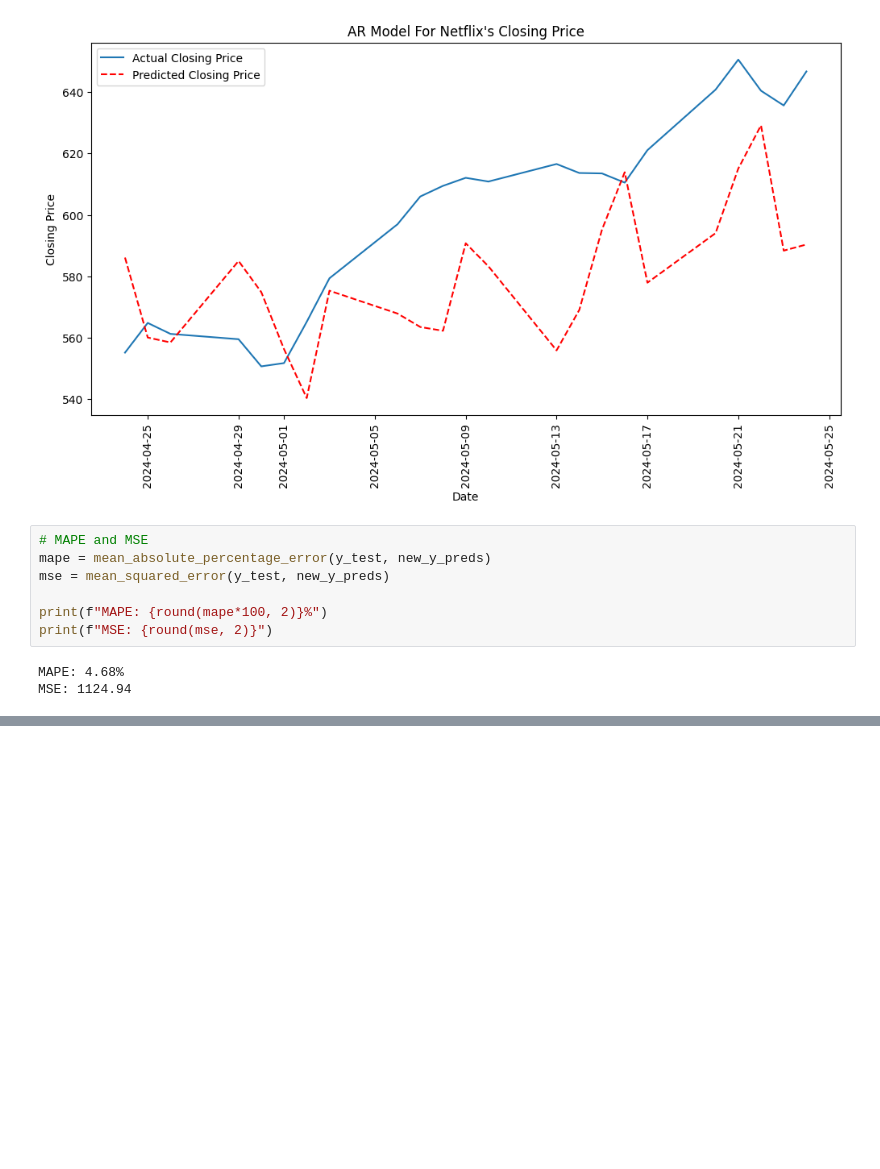
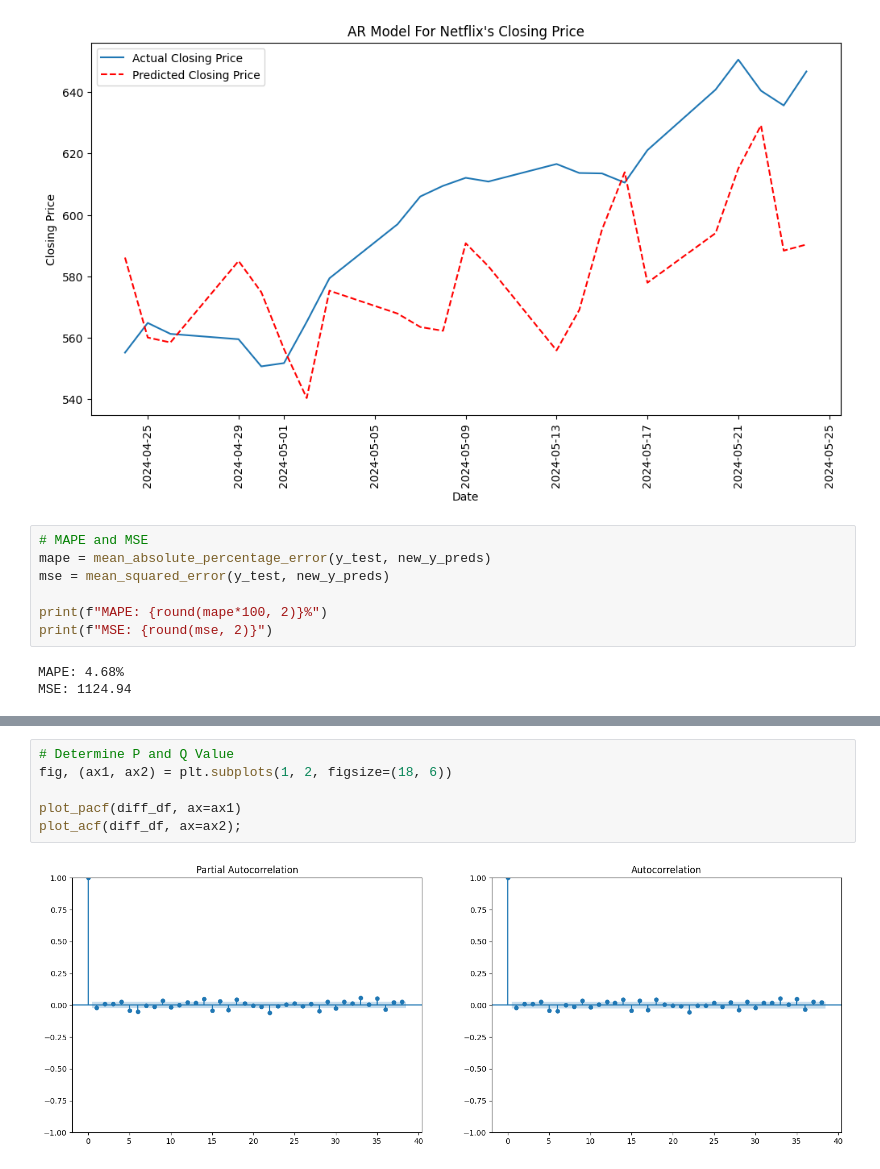
Before and after one commit to kazirshahria/regression_and_time_series, a Jupyter notebook: time_series.ipynb, the cells around one changed output, grey strips where cells are left out. Cells and saved outputs as stored; diff of their text form; blank space fills up the shorter version.

```diff
--- a/time_series.ipynb
+++ b/time_series.ipynb
@@ -272,0 +330,8 @@ MSE: 1124.94
+# %%
+# Determine P and Q Value
+fig, (ax1, ax2) = plt.subplots(1, 2, figsize=(18, 6))
+
+plot_pacf(diff_df, ax=ax1)
+plot_acf(diff_df, ax=ax2);
+# %% [output]
+[figure, added]
```
Also changed, not shown: parts of 9 cells of this notebook.
